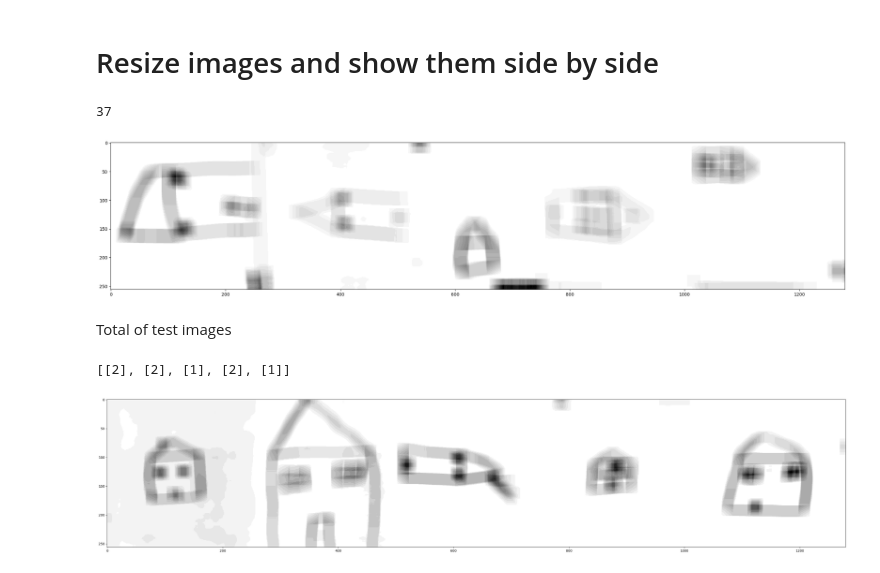
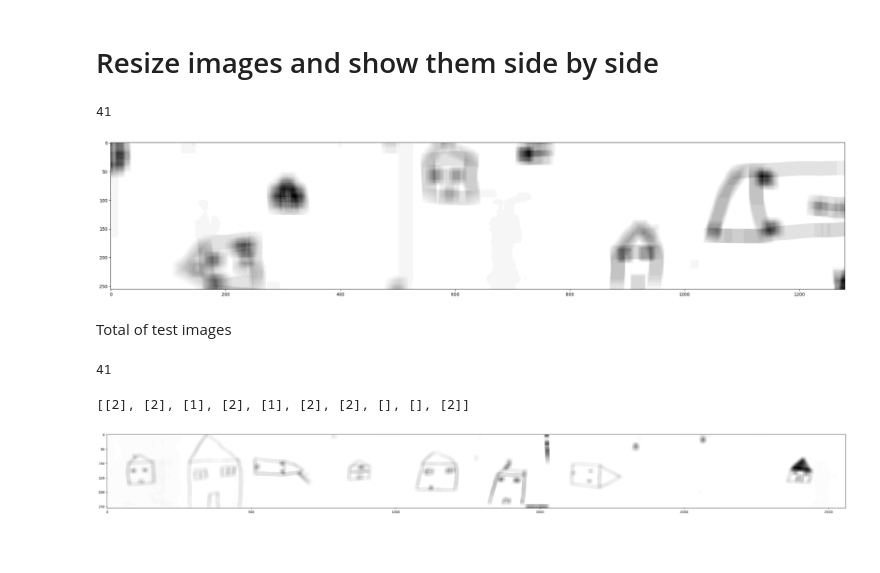
Before and after one commit to lindaabdullah/Thesis_experiments, a Jupyter notebook: RoofFeatureExtraction.ipynb, the cells around one changed output. Drawn from its saved outputs; the diff is of its cells as text; code cells hidden in the pictures; blank space fills up the shorter version.

Commit message:
improved the visual of testing the method and changed the condition to filter the contours based on size

```diff
--- a/RoofFeatureExtraction.ipynb
+++ b/RoofFeatureExtraction.ipynb
@@ -10,12 +10,11 @@ from matplotlib import pyplot as plt
 
 
 images = []
-root= "./houses/"
+root= "./houses_roof/"
 files = os.listdir(root)
 
 for filename in files:
     images.append(cv2.imread(f"{root}{filename}", cv2.IMREAD_GRAYSCALE))
-print(f"number of images: {len(files)}")
 # %% [markdown]
 # Resize images and show them side by side
 # %%
@@ -32,8 +31,8 @@ for i in images:
 plt.imshow(cv2.blur(np.hstack(resized_imgs[15:20]), (25,25)), cmap="gray")
 len(resized_imgs)
 # %% [output]
-37
+41
-[figure, old version]
+[figure, new version]
 # %%
 def roof_or_noRoof(img_original):
 
@@ -82,7 +81,7 @@ def roof_or_noRoof(img_original):
   # i wanted to narrow down the unnecessary small contours that it detects
       [x,y,w,h] = cv2.boundingRect(cnts)
       size = w*h/256 # normalize size
-      if (size > 20):
+      if (size > 11):
         if len(cnts) >= 4 and len(cnts) < 5:
           classification.append(1)
         else:
@@ -92,11 +91,14 @@ def roof_or_noRoof(img_original):
 Total of test images
 # %%
 len(resized_imgs)
+# %% [output]
+41
 # %%
+x = 0
 plt.rcParams['figure.figsize'] = [40, 40]
-plt.imshow(cv2.blur(np.hstack(resized_imgs[:5]), (20,20)), cmap="gray")
+plt.imshow(cv2.blur(np.hstack(resized_imgs[x:x+10]), (15,15)), cmap="gray")
 
-print([roof_or_noRoof(resized_imgs[i]) for i in range(5)])
+print([roof_or_noRoof(resized_imgs[i]) for i in range(x,x+10)])
 # %% [output]
-[[2], [2], [1], [2], [1]]
+[[2], [2], [1], [2], [1], [2], [2], [], [], [2]]
-[figure, old version]
+[figure, new version]
```
